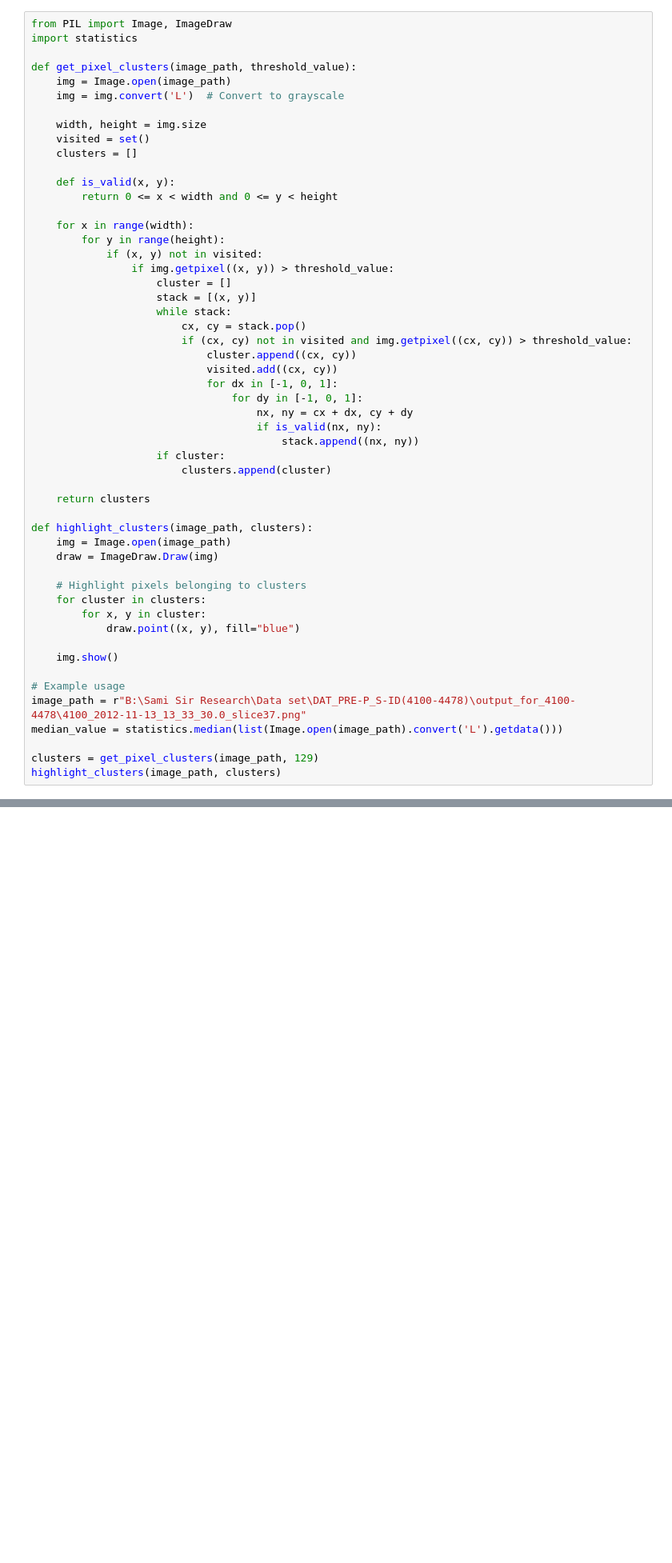
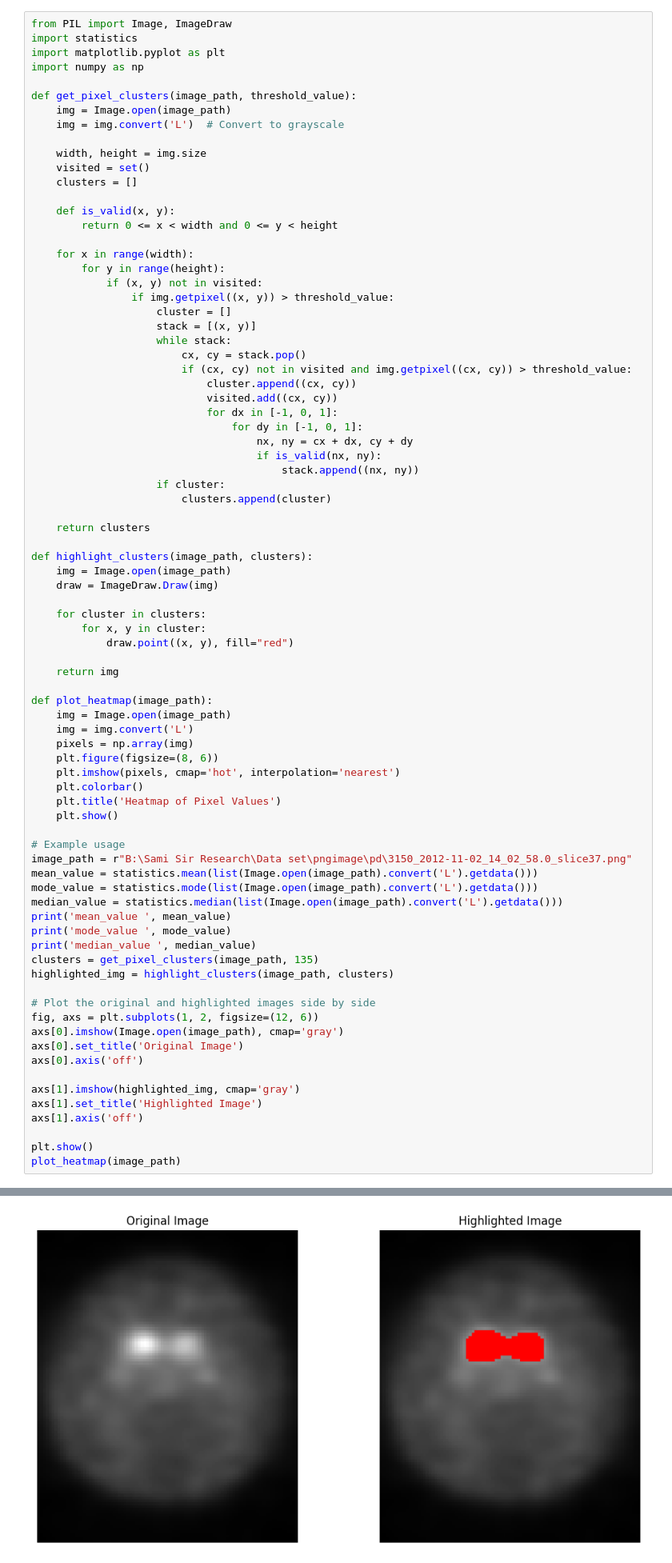
Before and after one commit to iammahbubalam/PPMI_Research_on_Parkinsons, a Jupyter notebook: src/mahbub/save_as_png.ipynb, the cells around one changed output, grey strips where cells are left out. Shown at 80% size. Cells and saved outputs as stored; diff of their text form; blank space fills up the shorter version.

```diff
--- a/src/mahbub/save_as_png.ipynb
+++ b/src/mahbub/save_as_png.ipynb
@@ -283,6 +282,8 @@ RMS Pixel Value: 30.009540871498885
 # %%
 from PIL import Image, ImageDraw
 import statistics
+import matplotlib.pyplot as plt
+import numpy as np
 
 def get_pixel_clusters(image_path, threshold_value):
     img = Image.open(image_path)
@@ -320,16 +321,43 @@ def highlight_clusters(image_path, clusters):
     img = Image.open(image_path)
     draw = ImageDraw.Draw(img)
 
-    # Highlight pixels belonging to clusters
     for cluster in clusters:
         for x, y in cluster:
-            draw.point((x, y), fill="blue")
+            draw.point((x, y), fill="red")
 
-    img.show()
+    return img
+
+def plot_heatmap(image_path):
+    img = Image.open(image_path)
+    img = img.convert('L')
+    pixels = np.array(img)
+    plt.figure(figsize=(8, 6))
+    plt.imshow(pixels, cmap='hot', interpolation='nearest')
+    plt.colorbar()
+    plt.title('Heatmap of Pixel Values')
+    plt.show()
 
 # Example usage
-image_path = r"B:\Sami Sir Research\Data set\DAT_PRE-P_S-ID(4100-4478)\output_for_4100-4478\4100_2012-11-13_13_33_30.0_slice37.png"
+image_path = r"B:\Sami Sir Research\Data set\pngimage\pd\3150_2012-11-02_14_02_58.0_slice37.png"
+mean_value = statistics.mean(list(Image.open(image_path).convert('L').getdata()))
+mode_value = statistics.mode(list(Image.open(image_path).convert('L').getdata()))
 median_value = statistics.median(list(Image.open(image_path).convert('L').getdata()))
+print('mean_value ', mean_value)
+print('mode_value ', mode_value)
+print('median_value ', median_value)
+clusters = get_pixel_clusters(image_path, 135)
+highlighted_img = highlight_clusters(image_path, clusters)
 
-clusters = get_pixel_clusters(image_path, 129)
-highlight_clusters(image_path, clusters)
+# Plot the original and highlighted images side by side
+fig, axs = plt.subplots(1, 2, figsize=(12, 6))
+axs[0].imshow(Image.open(image_path), cmap='gray')
+axs[0].set_title('Original Image')
+axs[0].axis('off')
+
+axs[1].imshow(highlighted_img, cmap='gray')
+axs[1].set_title('Highlighted Image')
+axs[1].axis('off')
+
+plt.show()
+plot_heatmap(image_path)
+# %% [output]
@@ -335,0 +367 @@ highlight_clusters(image_path, clusters)
+[figure, added]
```
Also changed, not shown: parts of 5 cells of this notebook, 3 other files.
